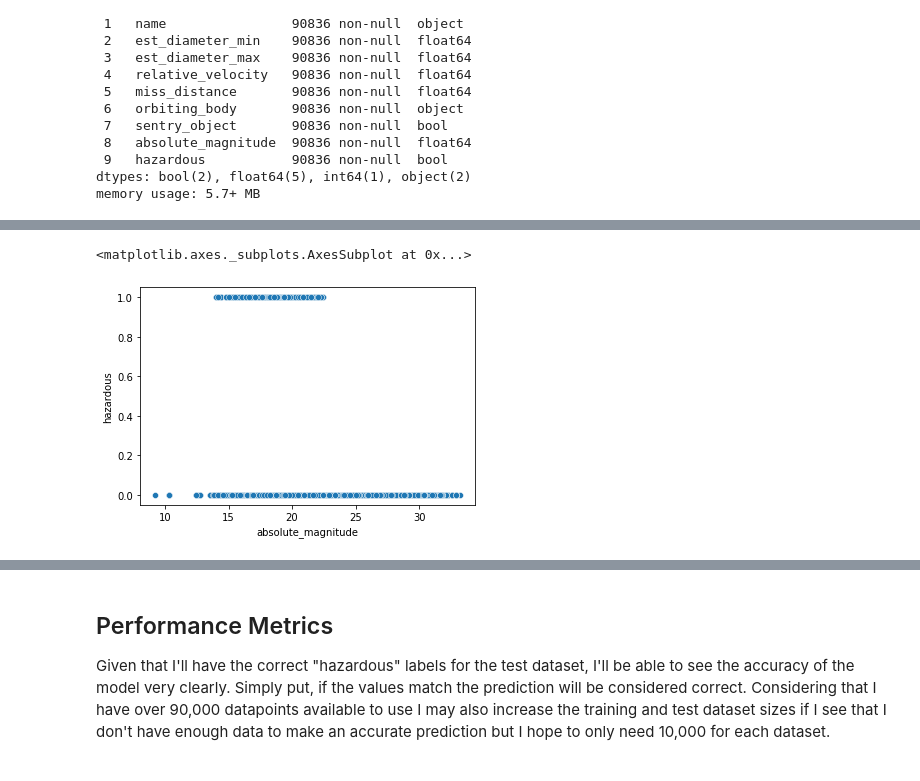
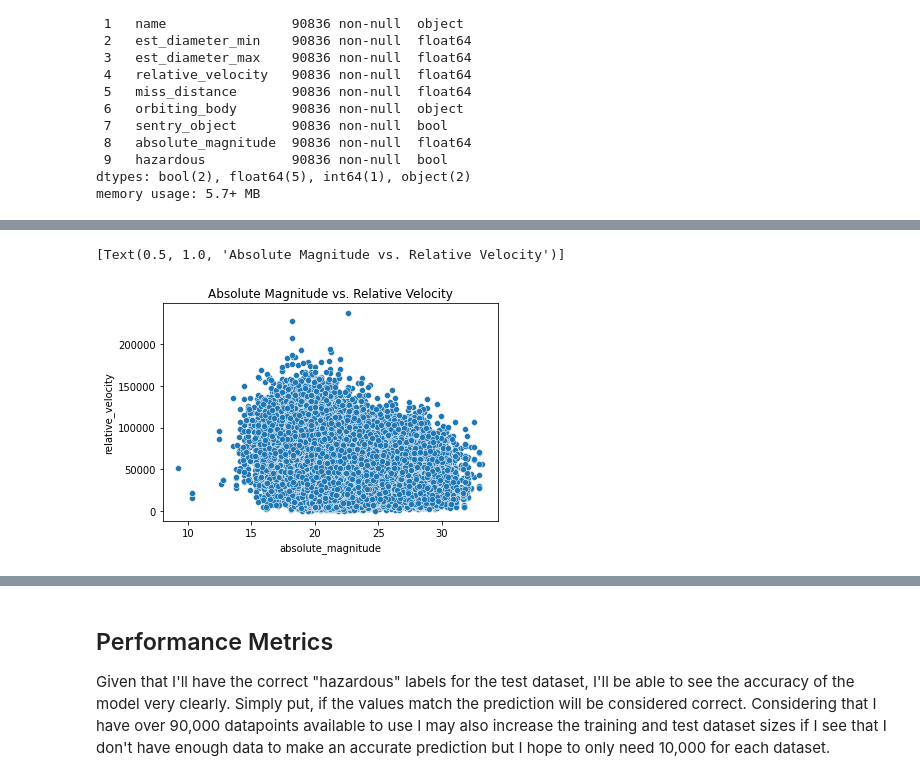
Before and after one commit to samarakoon-ryan/NASA-nearest-earth-objects-modeling, a Jupyter notebook: week1_assignment.ipynb, the cells around one changed output, grey strips where cells are left out. Drawn from its saved outputs; the diff is of its cells as text; code cells hidden in the pictures.

```diff
--- a/week1_assignment.ipynb
+++ b/week1_assignment.ipynb
@@ -86,6 +185,6 @@ sns.violinplot(data=neos, y='relative_velocity', x='hazardous')
 # %%
-# plot hazardousness and absolute magnitude
-sns.scatterplot(data=neos, x='absolute_magnitude', y='hazardous')
+# plot relative velocity and absolute magnitude
+sns.scatterplot(x=neos['absolute_magnitude'], y=neos['relative_velocity']).set(title='Absolute Magnitude vs. Relative Velocity')
 # %% [output]
-<matplotlib.axes._subplots.AxesSubplot at 0x...>
+[Text(0.5, 1.0, 'Absolute Magnitude vs. Relative Velocity')]
-[figure, old version]
+[figure, new version]
```
Also changed, not shown: parts of 15 cells of this notebook.
